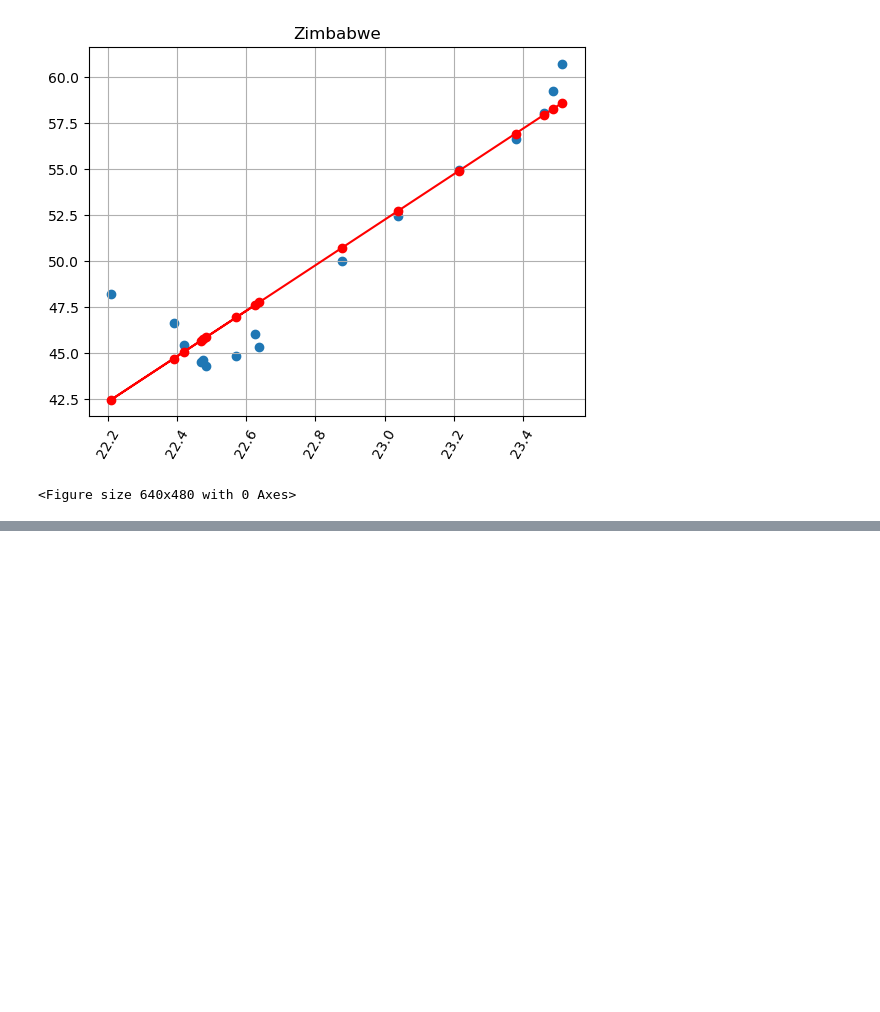
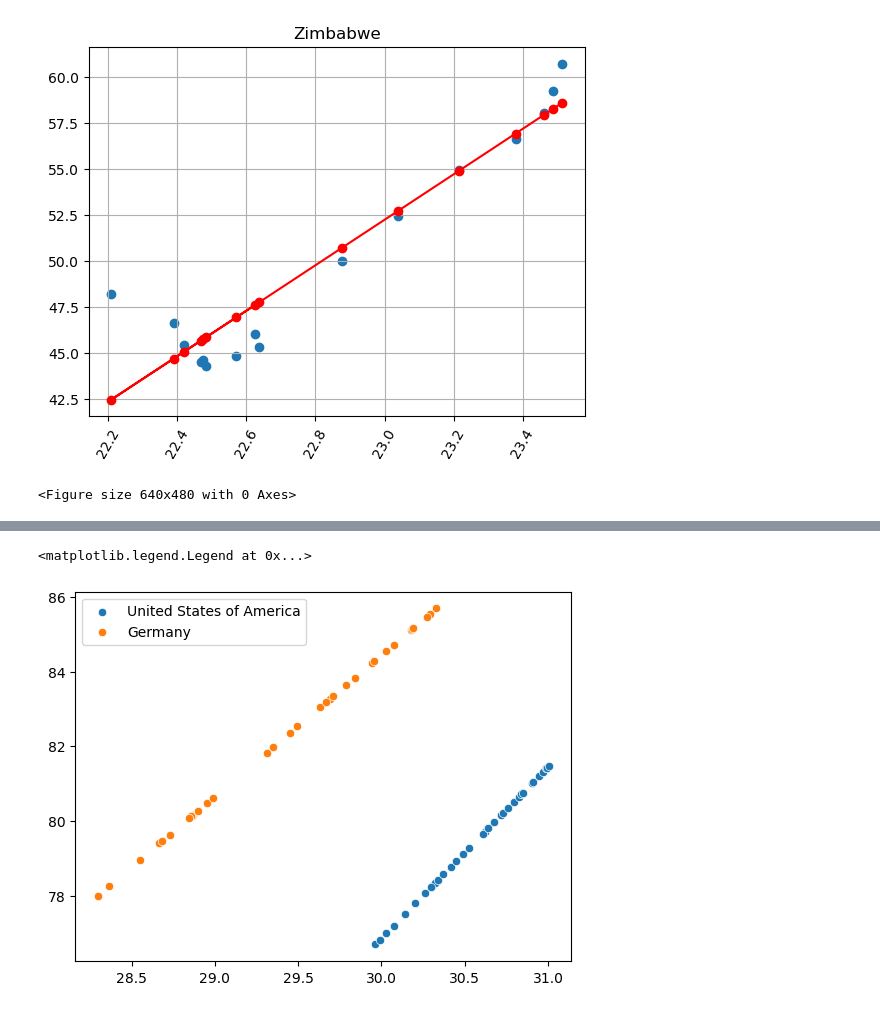
Before and after one commit to DevAldrete/LifeExpectancyGDP, a Jupyter notebook: analyze_data_project.ipynb, the cells around one changed output, grey strips where cells are left out. Saved outputs shown, nothing was run; the diff lists cells and outputs as text; code cells hidden in the pictures; blank space fills up the shorter version.

```diff
--- a/analyze_data_project.ipynb
+++ b/analyze_data_project.ipynb
@@ -461,0 +495,9 @@ for country in countries:
+# %%
+# Let's take the max point and increase it by 1.0e12
+
+new_points = df.groupby('Country').GDP.max() + 1.0e12 # Basically we are adding a billion to each GDP for each country
+# %%
+new_point_usa = new_points['United States of America']
+new_point_gm = new_points['Germany']
+
+new_point_usa, new_point_gm
@@ -461,0 +546,16 @@ for country in countries:
+# %%
+# We have created new data with some noise in it, now let's add them to our original dataset
+
+usa_points = df[df.Country == 'United States of America'].GDP
+
+print(len(usa_points))
+
+usa_points = np.append(usa_points, new_points_usa)
+
+gm_points = df[df.Country == 'Germany'].GDP
+
+print(len(usa_points))
+
+gm_points = np.append(gm_points, new_points_gm)
+
+len(usa_points), len(gm_points)
@@ -461,0 +566,7 @@ for country in countries:
+# %%
+# Now, let's try to predict the values in a separated way and then we will plot them together
+
+new_points_predicted_usa = model_per_country['United States of America'].predict(sm.add_constant(np.log(new_points_usa)))
+new_points_predicted_gm = model_per_country['Germany'].predict(sm.add_constant(np.log(new_points_gm)))
+
+new_points_predicted_usa, new_points_predicted_gm
@@ -461,0 +582,10 @@ for country in countries:
+# %%
+# Let's try to plot the together now!
+
+
+sns.scatterplot(x=np.log(usa_points), y=np.append(y_predict_per_country['United States of America'], new_points_predicted_usa))
+sns.scatterplot(x=np.log(gm_points), y=np.append(y_predict_per_country['Germany'], new_points_predicted_gm))
+plt.legend(['United States of America', 'Germany'])
+# %% [output]
+<matplotlib.legend.Legend at 0x...>
+[figure, added]
```
Also changed, not shown: parts of 11 cells of this notebook.
